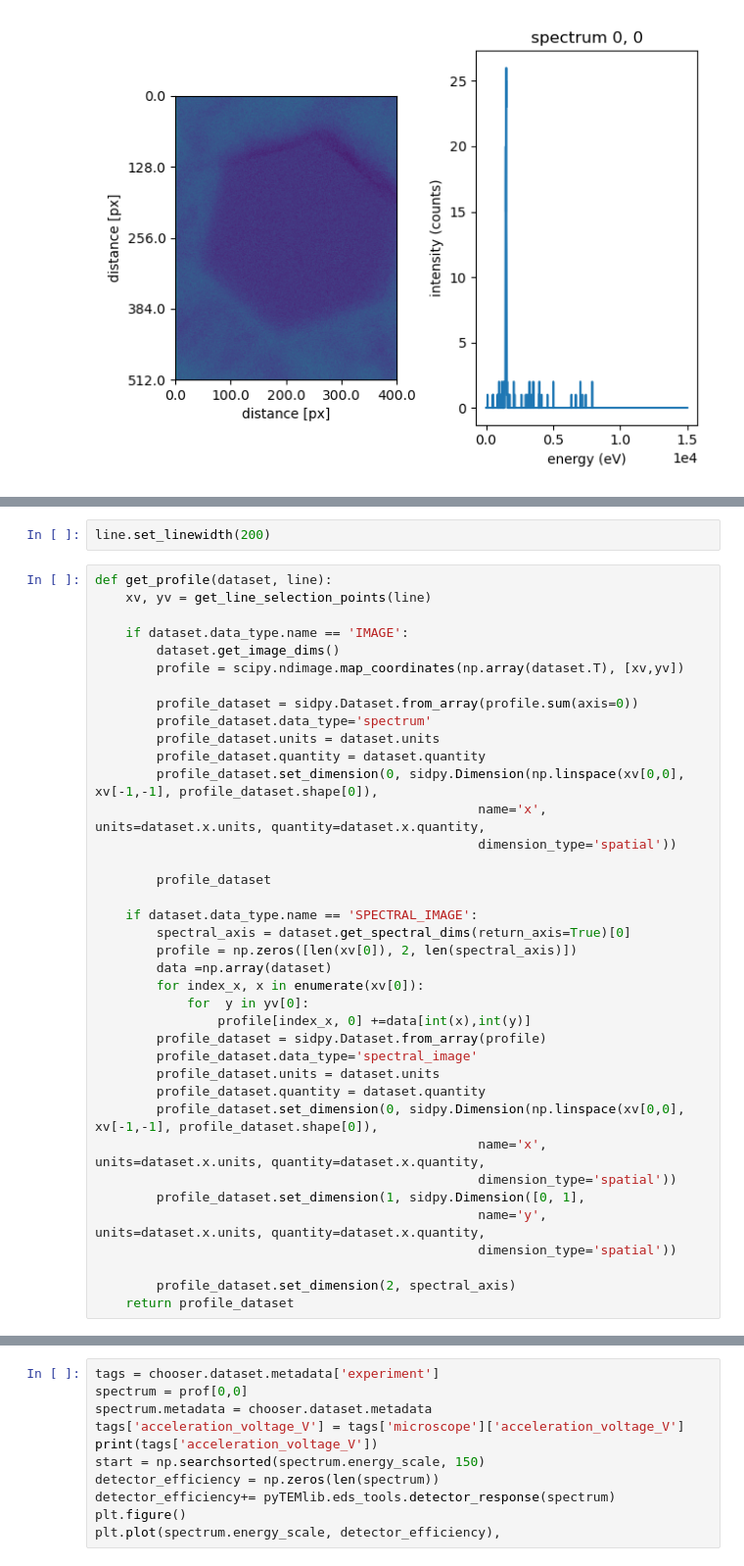
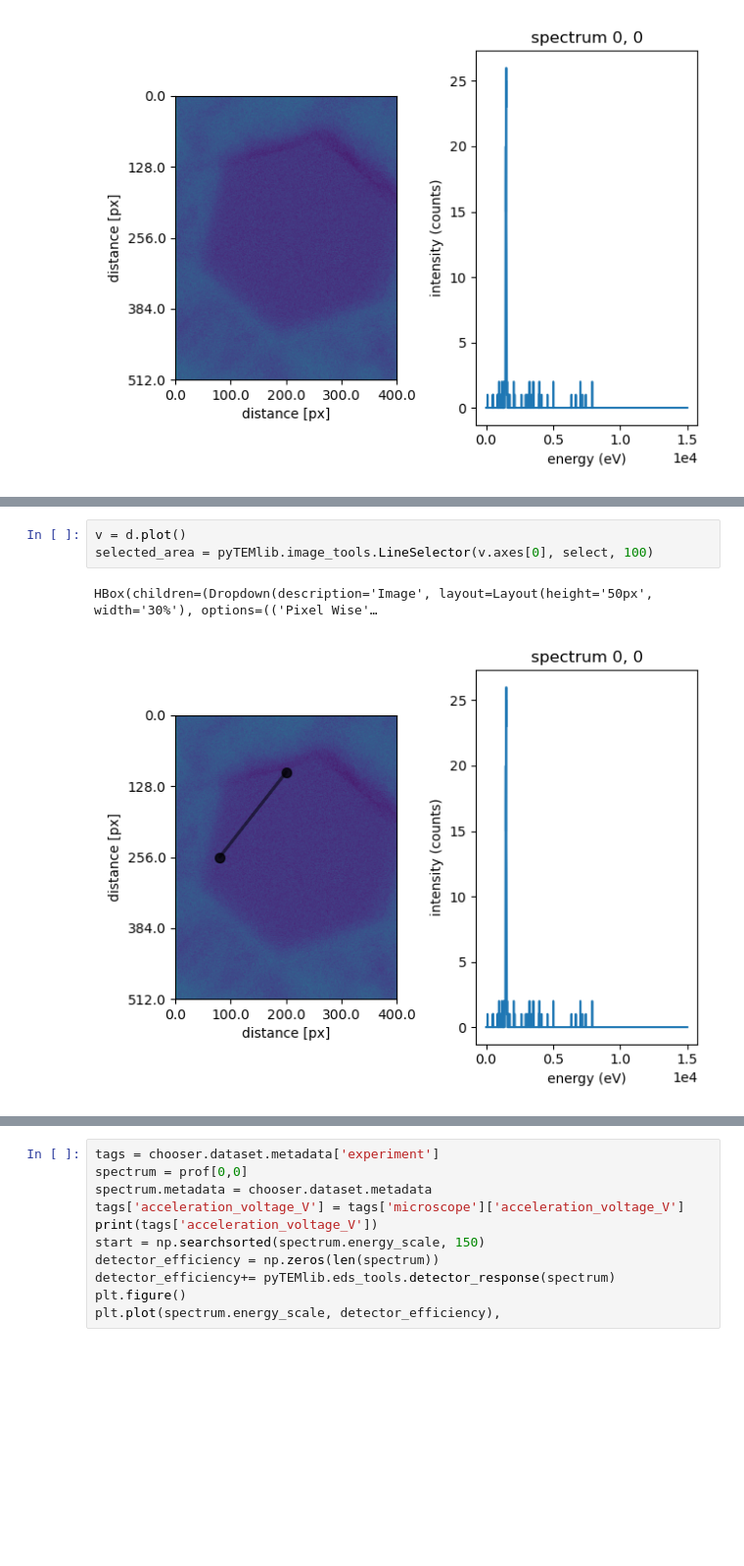
Before and after one commit to pycroscopy/pyTEMlib, a Jupyter notebook: notebooks/Spectroscopy/EDS.ipynb, the cells around one changed output, grey strips where cells are left out. Shown at 98% size. Saved outputs shown, nothing was run; the diff lists cells and outputs as text; blank space fills up the shorter version.

```diff
--- a/notebooks/Spectroscopy/EDS.ipynb
+++ b/notebooks/Spectroscopy/EDS.ipynb
@@ -210,40 +214,6 @@ HBox(children=(Dropdown(description='Image', layout=Layout(height='50px', width=
-# %%
-line.set_linewidth(200)
-# %%
-def get_profile(dataset, line):
-    xv, yv = get_line_selection_points(line)
-
-    if dataset.data_type.name == 'IMAGE':
-        dataset.get_image_dims()
-        profile = scipy.ndimage.map_coordinates(np.array(dataset.T), [xv,yv])
-
-        profile_dataset = sidpy.Dataset.from_array(profile.sum(axis=0))
-        profile_dataset.data_type='spectrum'
-        profile_dataset.units = dataset.units
-        profile_dataset.quantity = dataset.quantity
-        profile_dataset.set_dimension(0, sidpy.Dimension(np.linspace(xv[0,0], xv[-1,-1], profile_dataset.shape[0]),
-                                                  name='x', units=dataset.x.units, quantity=dataset.x.quantity,
-                                                  dimension_type='spatial'))
-
-        profile_dataset
-
-    if dataset.data_type.name == 'SPECTRAL_IMAGE':
-        spectral_axis = dataset.get_spectral_dims(return_axis=True)[0]
-        profile = np.zeros([len(xv[0]), 2, len(spectral_axis)])
-        data =np.array(dataset)
-        for index_x, x in enumerate(xv[0]):
-            for  y in yv[0]:
-                profile[index_x, 0] +=data[int(x),int(y)]
-        profile_dataset = sidpy.Dataset.from_array(profile)
-        profile_dataset.data_type='spectral_image'
-        profile_dataset.units = dataset.units
-        profile_dataset.quantity = dataset.quantity
-        profile_dataset.set_dimension(0, sidpy.Dimension(np.linspace(xv[0,0], xv[-1,-1], profile_dataset.shape[0]),
-                                                  name='x', units=dataset.x.units, quantity=dataset.x.quantity,
-                                                  dimension_type='spatial'))
-        profile_dataset.set_dimension(1, sidpy.Dimension([0, 1],
-                                                  name='y', units=dataset.x.units, quantity=dataset.x.quantity,
-                                                  dimension_type='spatial'))
-
-        profile_dataset.set_dimension(2, spectral_axis)
-    return profile_dataset
+# %%
+v = d.plot()
+selected_area = pyTEMlib.image_tools.LineSelector(v.axes[0], select, 100)
+# %% [output]
+HBox(children=(Dropdown(description='Image', layout=Layout(height='50px', width='30%'), options=(('Pixel Wise'…
+[figure, added]
```
Also changed, not shown: parts of 15 cells of this notebook, 6 other files.
